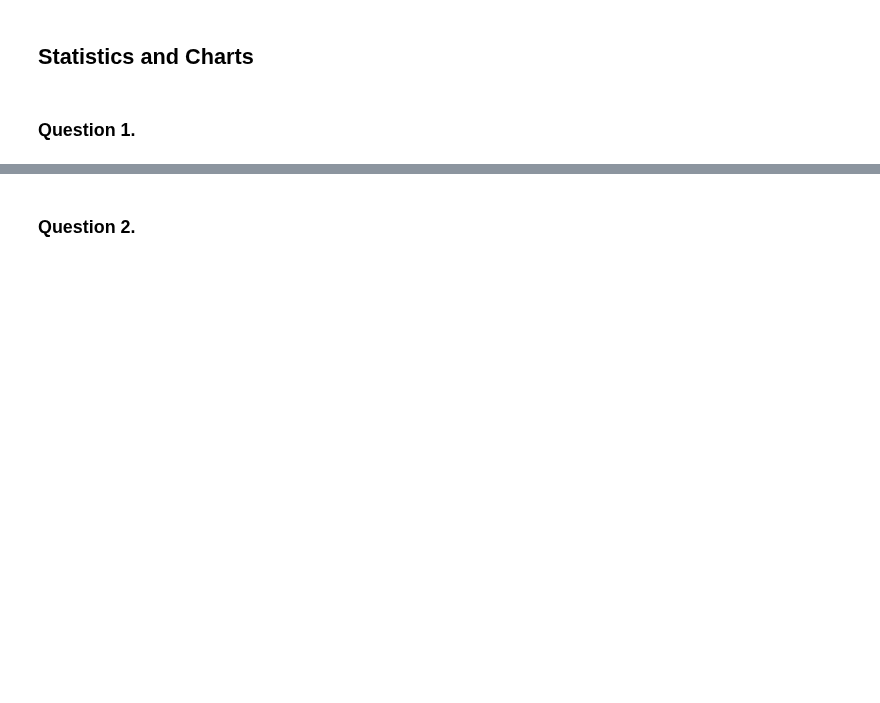
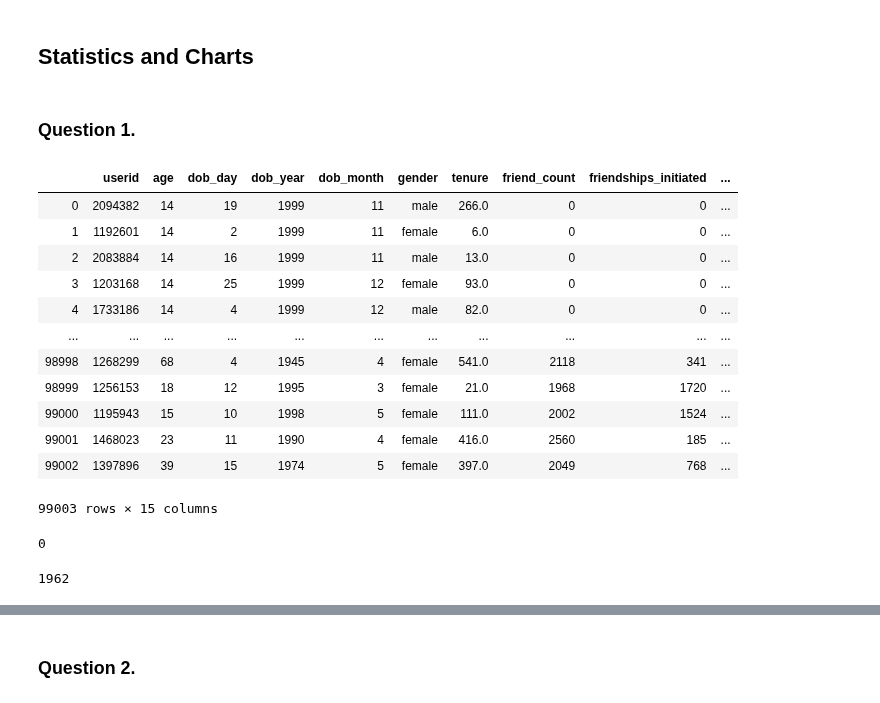
Before and after one commit to bigyihsuan/SocialMediaProject, a Jupyter notebook: Social Media Analysis Code.ipynb, the cells around one changed output, grey strips where cells are left out. Drawn from its saved outputs; the diff is of its cells as text; code cells hidden in the pictures; blank space fills up the shorter version.

```diff
--- a/Social Media Analysis Code.ipynb
+++ b/Social Media Analysis Code.ipynb
@@ -160,3 +160,31 @@ df.head()
 ## Statistics and Charts
 # %% [markdown]
 ### Question 1.
+# %%
+import pandas as pd
+pd.set_option('display.max_columns', 999)
+import numpy as np
+
+##Visualization Libraries
+import matplotlib as mpl
+import matplotlib.pyplot as plt
+%matplotlib inline
+# %%
+data_dir = ''
+file_name = data_dir + 'pseudo_facebook.csv'
+df1 = pd.read_csv(file_name)
+df1
+# %% [output]
+|  | userid | age | dob_day | dob_year | dob_month | gender | tenure | friend_count | friendships_initiated | ... |
+| 0 | 2094382 | 14 | 19 | 1999 | 11 | male | 266.0 | 0 | 0 | ... |
+| 1 | 1192601 | 14 | 2 | 1999 | 11 | female | 6.0 | 0 | 0 | ... |
+| 2 | 2083884 | 14 | 16 | 1999 | 11 | male | 13.0 | 0 | 0 | ... |
+| 3 | 1203168 | 14 | 25 | 1999 | 12 | female | 93.0 | 0 | 0 | ... |
+| 4 | 1733186 | 14 | 4 | 1999 | 12 | male | 82.0 | 0 | 0 | ... |
+| ... | ... | ... | ... | ... | ... | ... | ... | ... | ... | ... |
+| 98998 | 1268299 | 68 | 4 | 1945 | 4 | female | 541.0 | 2118 | 341 | ... |
+| 98999 | 1256153 | 18 | 12 | 1995 | 3 | female | 21.0 | 1968 | 1720 | ... |
+| 99000 | 1195943 | 15 | 10 | 1998 | 5 | female | 111.0 | 2002 | 1524 | ... |
+| 99001 | 1468023 | 23 | 11 | 1990 | 4 | female | 416.0 | 2560 | 185 | ... |
+| 99002 | 1397896 | 39 | 15 | 1974 | 5 | female | 397.0 | 2049 | 768 | ... |
+99003 rows × 15 columns
@@ -162,0 +216,10 @@ df.head()
+# %%
+check = df1.loc[df1['friendships_initiated'] > df1['friend_count']]
+check.shape[0]
+# %% [output]
+0
+# %%
+zero= df1.loc[df1['friend_count']==0]
+zero.shape[0]
+# %% [output]
+1962
```
Also changed, not shown: parts of 18 cells of this notebook, 3 other files.
